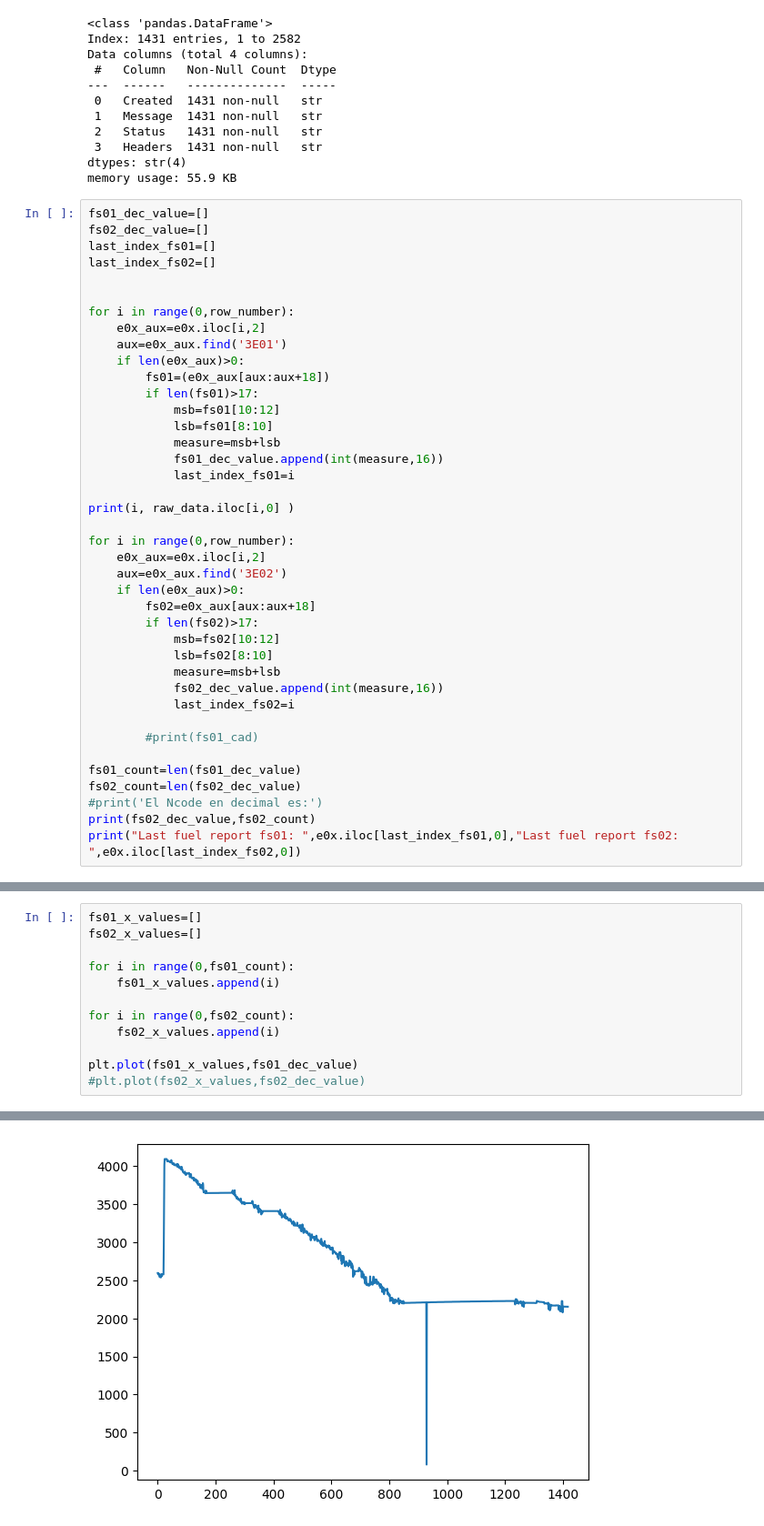
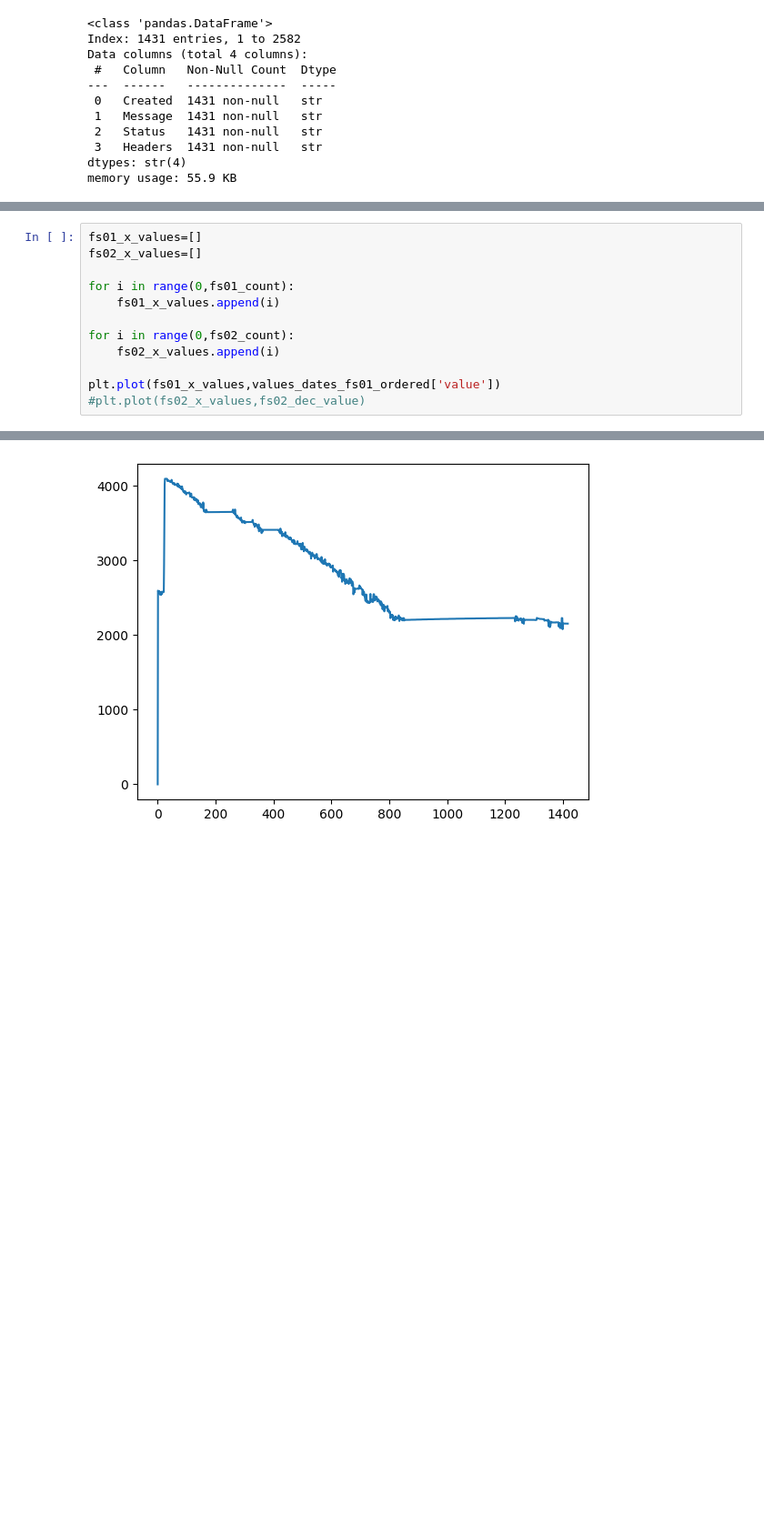
Before and after one commit to jlhb1984/Zonar_projects, a Jupyter notebook: notebooks/sym TS000174788.ipynb, the cells around one changed output, grey strips where cells are left out. Shown at 91% size. Cells and saved outputs as stored; diff of their text form; blank space fills up the shorter version.

```diff
--- a/notebooks/sym TS000174788.ipynb
+++ b/notebooks/sym TS000174788.ipynb
@@ -356,43 +356,3 @@ Data columns (total 4 columns):
  3   Headers  1431 non-null   str
 dtypes: str(4)
 memory usage: 55.9 KB
-# %%
-fs01_dec_value=[]
-fs02_dec_value=[]
-last_index_fs01=[]
-last_index_fs02=[]
-
-
-for i in range(0,row_number):
-    e0x_aux=e0x.iloc[i,2]
-    aux=e0x_aux.find('3E01')
-    if len(e0x_aux)>0:
-        fs01=(e0x_aux[aux:aux+18])
-        if len(fs01)>17:
-            msb=fs01[10:12]
-            lsb=fs01[8:10]
-            measure=msb+lsb
-            fs01_dec_value.append(int(measure,16))
-            last_index_fs01=i
-
-print(i, raw_data.iloc[i,0] )
-
-for i in range(0,row_number):
-    e0x_aux=e0x.iloc[i,2]
-    aux=e0x_aux.find('3E02')
-    if len(e0x_aux)>0:
-        fs02=e0x_aux[aux:aux+18]
-        if len(fs02)>17:
-            msb=fs02[10:12]
-            lsb=fs02[8:10]
-            measure=msb+lsb
-            fs02_dec_value.append(int(measure,16))
-            last_index_fs02=i
-
-        #print(fs01_cad)
-
-fs01_count=len(fs01_dec_value)
-fs02_count=len(fs02_dec_value)
-#print('El Ncode en decimal es:')
-print(fs02_dec_value,fs02_count)
-print("Last fuel report fs01: ",e0x.iloc[last_index_fs01,0],"Last fuel report fs02: ",e0x.iloc[last_index_fs02,0])
@@ -403,15 +421,15 @@ Last fuel report fs01:  2026-07-27 17:28:08.260 Last fuel report fs02:  Series([
 # %%
 fs01_x_values=[]
 fs02_x_values=[]
 
 for i in range(0,fs01_count):
     fs01_x_values.append(i)
 
 for i in range(0,fs02_count):
     fs02_x_values.append(i)
 
-plt.plot(fs01_x_values,fs01_dec_value)
+plt.plot(fs01_x_values,values_dates_fs01_ordered['value'])
 #plt.plot(fs02_x_values,fs02_dec_value)
 # %% [output]
 [<matplotlib.lines.Line2D at 0x...>]
-[figure, old version]
+[figure, new version]
```
Also changed, not shown: parts of 4 cells of this notebook, 5 other files.
